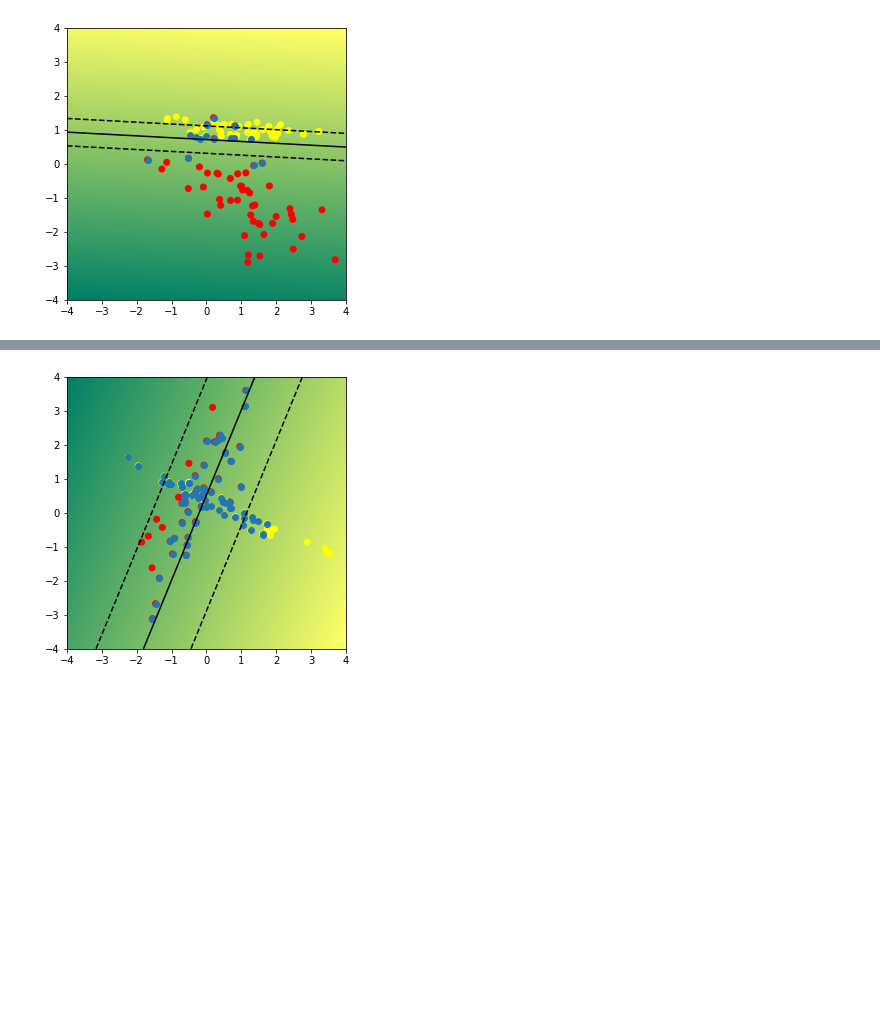
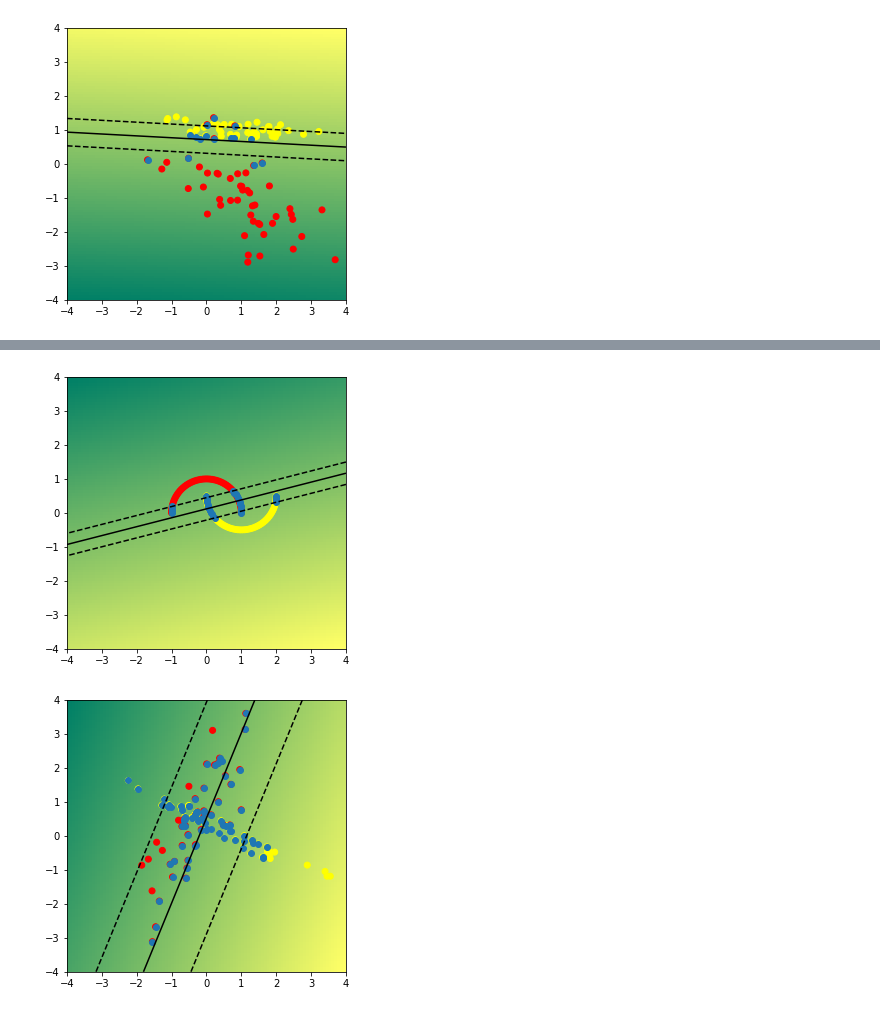
Before and after one commit to Rhymmor/ML-course-reports, a Jupyter notebook: Lab 3/Lab #3 SVM (QP, Kernel trick).ipynb, the cells around one changed output, grey strips where cells are left out. Drawn from its saved outputs; the diff is of its cells as text; code cells hidden in the pictures; blank space fills up the shorter version.

```diff
--- a/Lab 3/Lab #3 SVM (QP, Kernel trick).ipynb
+++ b/Lab 3/Lab #3 SVM (QP, Kernel trick).ipynb
@@ -644,3 +660,11 @@ plot(dsvm, non_lin)
+# %%
+%%capture
+model_k = DualLinearSVM(C=1E+1)
+fitting = model_k.fit(nonlinear_model['X'], nonlinear_model['y'])
+# %%
+plot(model_k, nonlinear_model)
+# %% [output]
+[figure, added]
 # %%
 %%capture
 dsvm = DualLinearSVM(C=1E-1)
```
Also changed, not shown: parts of 6 cells of this notebook.
